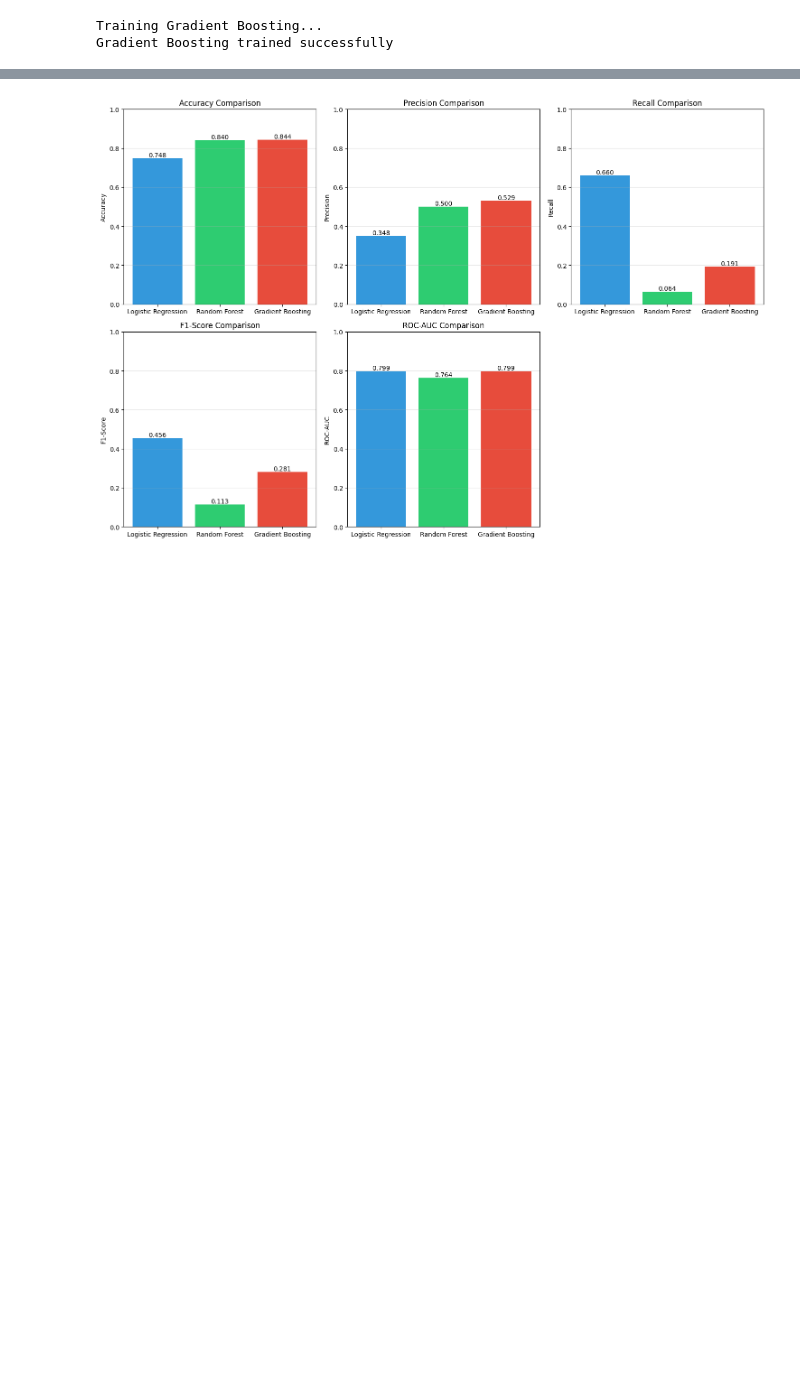
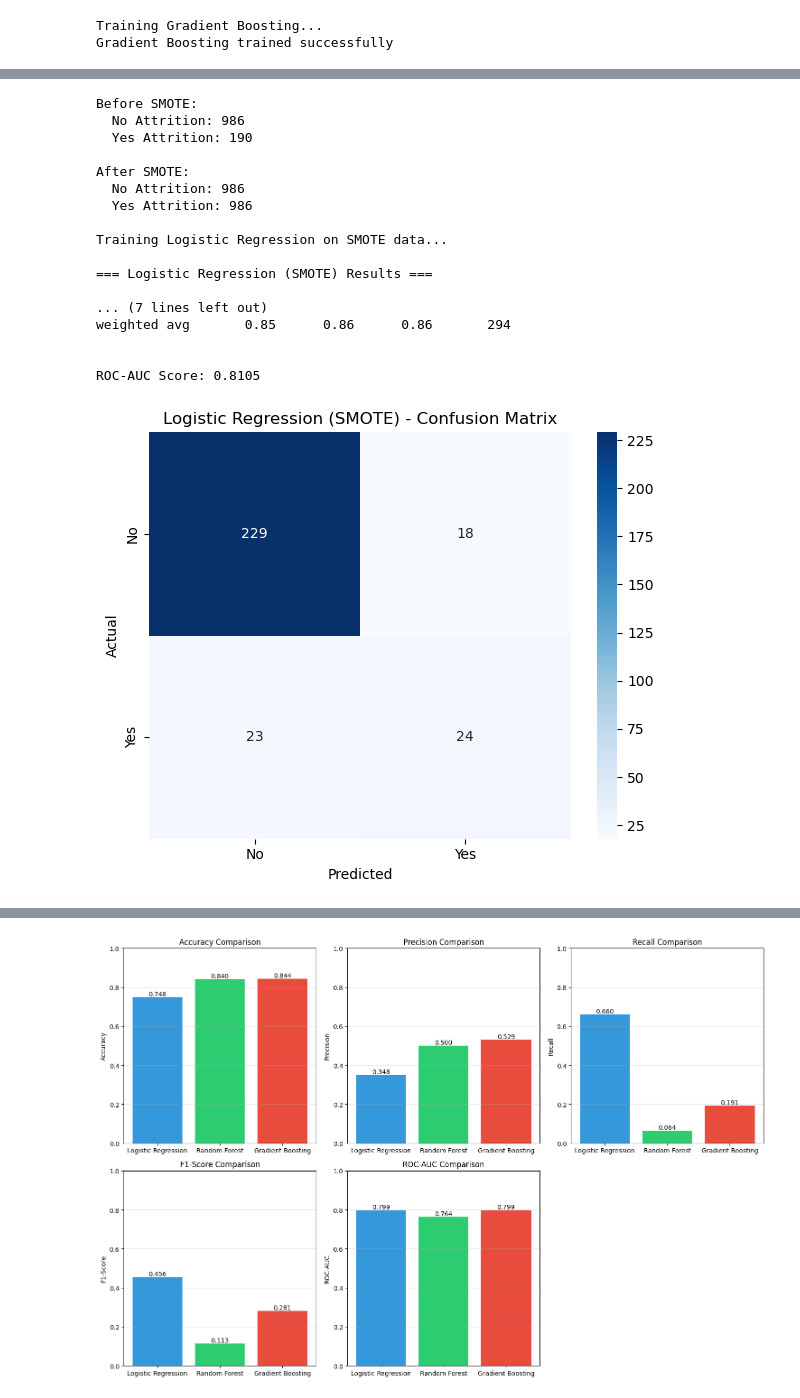
Before and after one commit to mwpersson/mini-project-2, a Jupyter notebook: notebooks/02_modeling.ipynb, the cells around one changed output, grey strips where cells are left out. Drawn from its saved outputs; the diff is of its cells as text; code cells hidden in the pictures; blank space fills up the shorter version.

```diff
--- a/notebooks/02_modeling.ipynb
+++ b/notebooks/02_modeling.ipynb
@@ -281 +364,81 @@ ROC-AUC Score: 0.7987
 [figure]
+# %%
+# SMOTE
+from imblearn.over_sampling import SMOTE
+
+smote = SMOTE(random_state=42)
+X_train_smote, y_train_smote = smote.fit_resample(X_train_scaled, y_train)
+
+print(f"\nBefore SMOTE:")
+print(f"  No Attrition: {(y_train == 0).sum()}")
+print(f"  Yes Attrition: {(y_train == 1).sum()}")
+print(f"\nAfter SMOTE:")
+print(f"  No Attrition: {(y_train_smote == 0).sum()}")
+print(f"  Yes Attrition: {(y_train_smote == 1).sum()}")
+
+# Logistic Regression with SMOTE
+print("\nTraining Logistic Regression on SMOTE data...")
+lr_smote = LogisticRegression(random_state=42, max_iter=1000)
+lr_smote.fit(X_train_smote, y_train_smote)
+
+y_pred_lr_smote = lr_smote.predict(X_test_scaled)
+y_pred_proba_lr_smote = lr_smote.predict_proba(X_test_scaled)[:, 1]
+
+print("\n=== Logistic Regression (SMOTE) Results ===\n")
+print(classification_report(y_test, y_pred_lr_smote, target_names=['No Attrition', 'Attrition']))
+print(f"\nROC-AUC Score: {roc_auc_score(y_test, y_pred_proba_lr_smote):.4f}")
+
+cm_lr_smote = confusion_matrix(y_test, y_pred_lr_smote)
+plt.figure(figsize=(6, 5))
+sns.heatmap(cm_lr_smote, annot=True, fmt='d', cmap='Blues',
+            xticklabels=['No', 'Yes'], yticklabels=['No', 'Yes'])
+plt.title('Logistic Regression (SMOTE) - Confusion Matrix')
+plt.ylabel('Actual')
+plt.xlabel('Predicted')
+plt.tight_layout()
+plt.show()
+
+# Random Forest with SMOTE
+print("\nTraining Random Forest on SMOTE data...")
+rf_smote = RandomForestClassifier(
+    n_estimators=100,
+    random_state=42,
+    n_jobs=-1
+)
+rf_smote.fit(X_train_smote, y_train_smote)
+
+y_pred_rf_smote = rf_smote.predict(X_test_scaled)
+y_pred_proba_rf_smote = rf_smote.predict_proba(X_test_scaled)[:, 1]
+
+print("\n=== Random Forest (SMOTE) Results ===\n")
+print(classification_report(y_test, y_pred_rf_smote, target_names=['No Attrition', 'Attrition']))
+print(f"\nROC-AUC Score: {roc_auc_score(y_test, y_pred_proba_rf_smote):.4f}")
+
+cm_rf_smote = confusion_matrix(y_test, y_pred_rf_smote)
+plt.figure(figsize=(6, 5))
+sns.heatmap(cm_rf_smote, annot=True, fmt='d', cmap='Greens',
+            xticklabels=['No', 'Yes'], yticklabels=['No', 'Yes'])
+plt.title('Random Forest (SMOTE) - Confusion Matrix')
+plt.ylabel('Actual')
+plt.xlabel('Predicted')
+plt.tight_layout()
+plt.show()
+# %% [output]
+Before SMOTE:
+  No Attrition: 986
+  Yes Attrition: 190
+
+After SMOTE:
+  No Attrition: 986
+  Yes Attrition: 986
+
+Training Logistic Regression on SMOTE data...
+
+=== Logistic Regression (SMOTE) Results ===
+
+... (7 lines left out)
+weighted avg       0.85      0.86      0.86       294
+
+
+ROC-AUC Score: 0.8105
+[figure, added]
```
Also changed, not shown: parts of 13 cells of this notebook, 1 other file.
